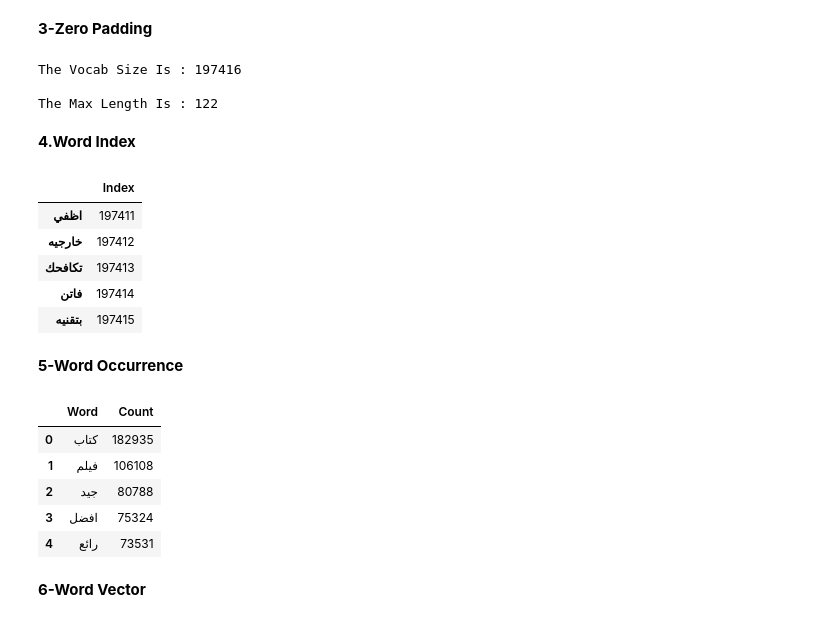
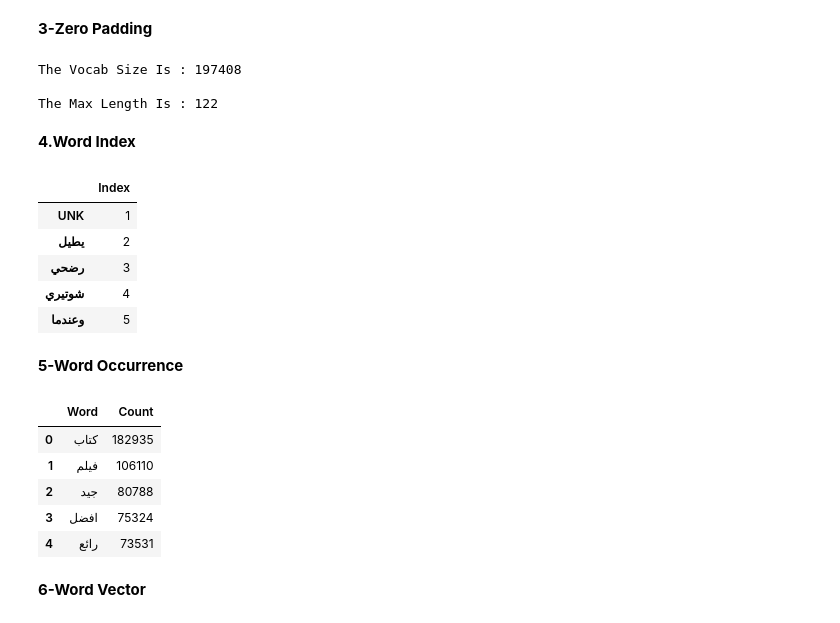
Before and after one commit to Osamah-Anmar-Sami/Sentiment-Analysis, a Jupyter notebook: Arabic Sentiment Analysis/Arabic Sentiment Analysis.ipynb, the cells around one changed output. Saved outputs shown, nothing was run; the diff lists cells and outputs as text; code cells hidden in the pictures.

```diff
--- a/Arabic Sentiment Analysis/Arabic Sentiment Analysis.ipynb
+++ b/Arabic Sentiment Analysis/Arabic Sentiment Analysis.ipynb
@@ -289,7 +289,7 @@ text_normalization = Text_Normalization(remove_emojis = True,
                                         remove_unwanted_char = False,
                                         normalize_arabic_unicode = False,
                                         remove_unicode_and_special_character = True,
-                                        remove_whitespace = True)
+                                        remove_whitespace = False)
 # %%
 Corpus['Normalized_Review'] = Corpus['Review'].map(lambda x: text_normalization.text_normalization(x))
 Corpus.dropna(axis=1, inplace=True)
@@ -728,21 +728,21 @@ print('The Vocab Size Is :', all_words)
 print('')
 print('The Max Length Is :', max_length)
 # %% [output]
-The Vocab Size Is : 197416
+The Vocab Size Is : 197408
 
 The Max Length Is : 122
 # %% [markdown]
 **4.Word Index**
 # %%
 Word_Index_ =pd.DataFrame(words_to_index.values(),  index = words_to_index.keys(), columns=['Index'])
-Word_Index_.tail()
+Word_Index_.head()
 # %% [output]
 |  | Index |
-| اظفي | 197411 |
-| خارجيه | 197412 |
-| تكافحك | 197413 |
-| فاتن | 197414 |
-| بتقنيه | 197415 |
+| UNK | 1 |
+| يطيل | 2 |
+| رضحي | 3 |
+| شوتيري | 4 |
+| وعندما | 5 |
 # %% [markdown]
 **5-Word Occurrence**
 # %%
@@ -752,7 +752,7 @@ word_count_.head()
 # %% [output]
 |  | Word | Count |
 | 0 | كتاب | 182935 |
-| 1 | فيلم | 106108 |
+| 1 | فيلم | 106110 |
 | 2 | جيد | 80788 |
 | 3 | افضل | 75324 |
 | 4 | رائع | 73531 |
```
Also changed, not shown: parts of 19 cells of this notebook, 2 other files.
